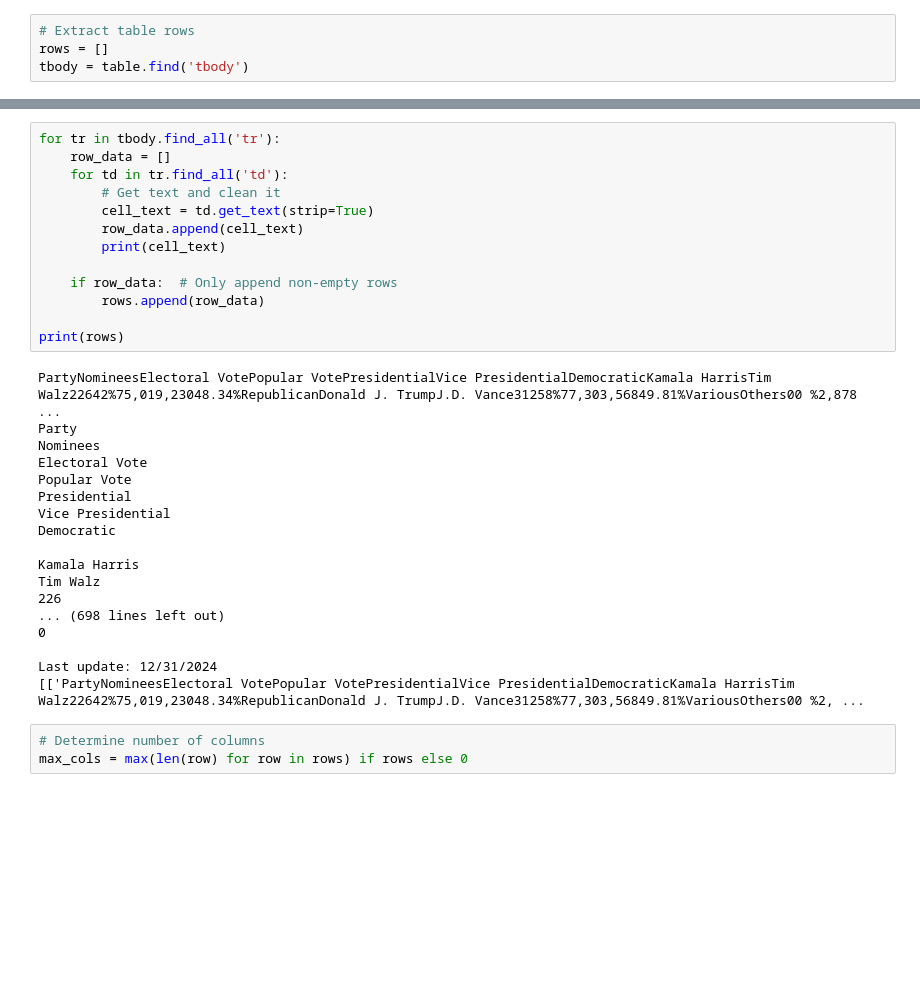
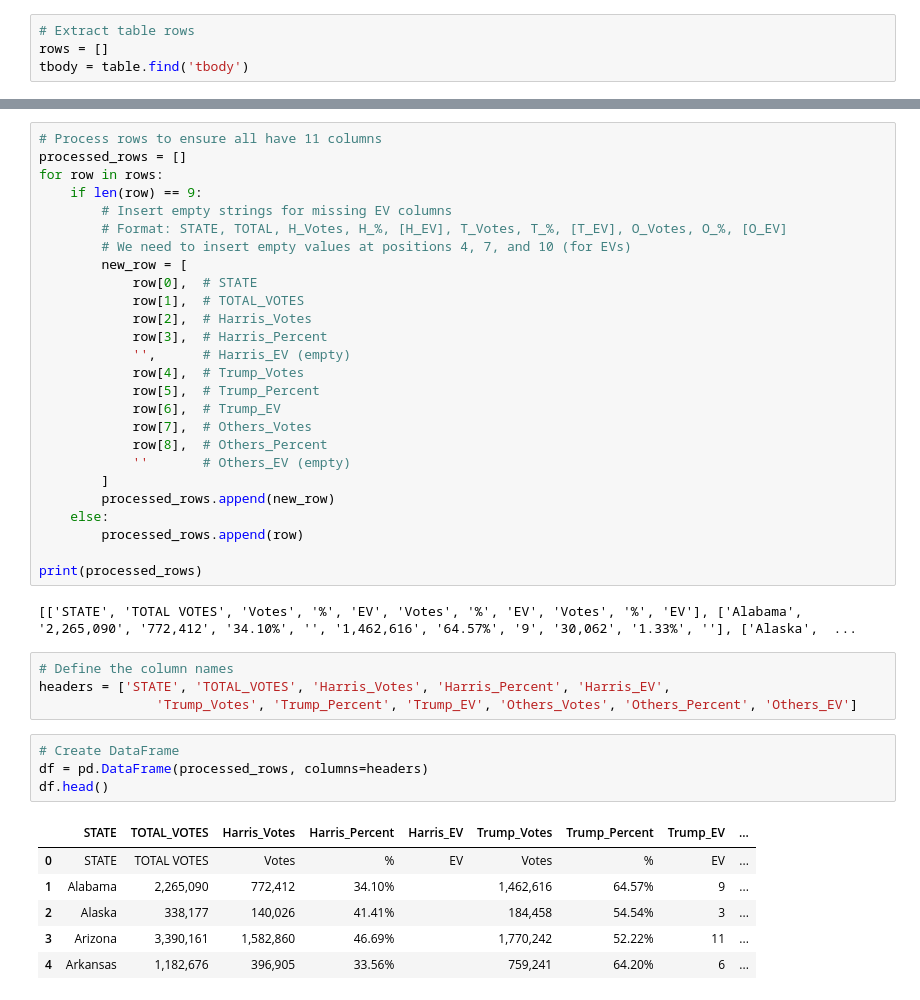
Before and after one commit to jbakerGIS/crime-analysis, a Jupyter notebook: projects/crime-analysis/notebooks/web_scrape_test.ipynb, the cells around one changed output, grey strips where cells are left out. Saved outputs shown, nothing was run; the diff lists cells and outputs as text; blank space fills up the shorter version.

Commit message:
Add cleaned csv files and created new notebook to help process csv's.

```diff
--- a/projects/crime-analysis/notebooks/web_scrape_test.ipynb
+++ b/projects/crime-analysis/notebooks/web_scrape_test.ipynb
@@ -56,34 +75,43 @@ tbody = table.find('tbody')
 # %%
-for tr in tbody.find_all('tr'):
-    row_data = []
-    for td in tr.find_all('td'):
-        # Get text and clean it
-        cell_text = td.get_text(strip=True)
-        row_data.append(cell_text)
-        print(cell_text)
+# Process rows to ensure all have 11 columns
+processed_rows = []
+for row in rows:
+    if len(row) == 9:
+        # Insert empty strings for missing EV columns
+        # Format: STATE, TOTAL, H_Votes, H_%, [H_EV], T_Votes, T_%, [T_EV], O_Votes, O_%, [O_EV]
+        # We need to insert empty values at positions 4, 7, and 10 (for EVs)
+        new_row = [
+            row[0],  # STATE
+            row[1],  # TOTAL_VOTES
+            row[2],  # Harris_Votes
+            row[3],  # Harris_Percent
+            '',      # Harris_EV (empty)
+            row[4],  # Trump_Votes
+            row[5],  # Trump_Percent
+            row[6],  # Trump_EV
+            row[7],  # Others_Votes
+            row[8],  # Others_Percent
+            ''       # Others_EV (empty)
+        ]
+        processed_rows.append(new_row)
+    else:
+        processed_rows.append(row)
 
-    if row_data:  # Only append non-empty rows
-        rows.append(row_data)
-
-print(rows)
+print(processed_rows)
 # %% [output]
-PartyNomineesElectoral VotePopular VotePresidentialVice PresidentialDemocraticKamala HarrisTim Walz22642%75,019,23048.34%RepublicanDonald J. TrumpJ.D. Vance31258%77,303,56849.81%VariousOthers00 %2,878 ...
-Party
-Nominees
-Electoral Vote
-Popular Vote
-Presidential
-Vice Presidential
-Democratic
-
-Kamala Harris
-Tim Walz
-226
-... (698 lines left out)
-0
-
-Last update: 12/31/2024
-[['PartyNomineesElectoral VotePopular VotePresidentialVice PresidentialDemocraticKamala HarrisTim Walz22642%75,019,23048.34%RepublicanDonald J. TrumpJ.D. Vance31258%77,303,56849.81%VariousOthers00 %2, ...
+[['STATE', 'TOTAL VOTES', 'Votes', '%', 'EV', 'Votes', '%', 'EV', 'Votes', '%', 'EV'], ['Alabama', '2,265,090', '772,412', '34.10%', '', '1,462,616', '64.57%', '9', '30,062', '1.33%', ''], ['Alaska',  ...
 # %%
-# Determine number of columns
-max_cols = max(len(row) for row in rows) if rows else 0
+# Define the column names
+headers = ['STATE', 'TOTAL_VOTES', 'Harris_Votes', 'Harris_Percent', 'Harris_EV',
+               'Trump_Votes', 'Trump_Percent', 'Trump_EV', 'Others_Votes', 'Others_Percent', 'Others_EV']
+# %%
+# Create DataFrame
+df = pd.DataFrame(processed_rows, columns=headers)
+df.head()
+# %% [output]
+|  | STATE | TOTAL_VOTES | Harris_Votes | Harris_Percent | Harris_EV | Trump_Votes | Trump_Percent | Trump_EV | ... |
+| 0 | STATE | TOTAL VOTES | Votes | % | EV | Votes | % | EV | ... |
+| 1 | Alabama | 2,265,090 | 772,412 | 34.10% |  | 1,462,616 | 64.57% | 9 | ... |
+| 2 | Alaska | 338,177 | 140,026 | 41.41% |  | 184,458 | 54.54% | 3 | ... |
+| 3 | Arizona | 3,390,161 | 1,582,860 | 46.69% |  | 1,770,242 | 52.22% | 11 | ... |
+| 4 | Arkansas | 1,182,676 | 396,905 | 33.56% |  | 759,241 | 64.20% | 6 | ... |
```
Also changed, not shown: parts of 4 cells of this notebook, 10 other files.
